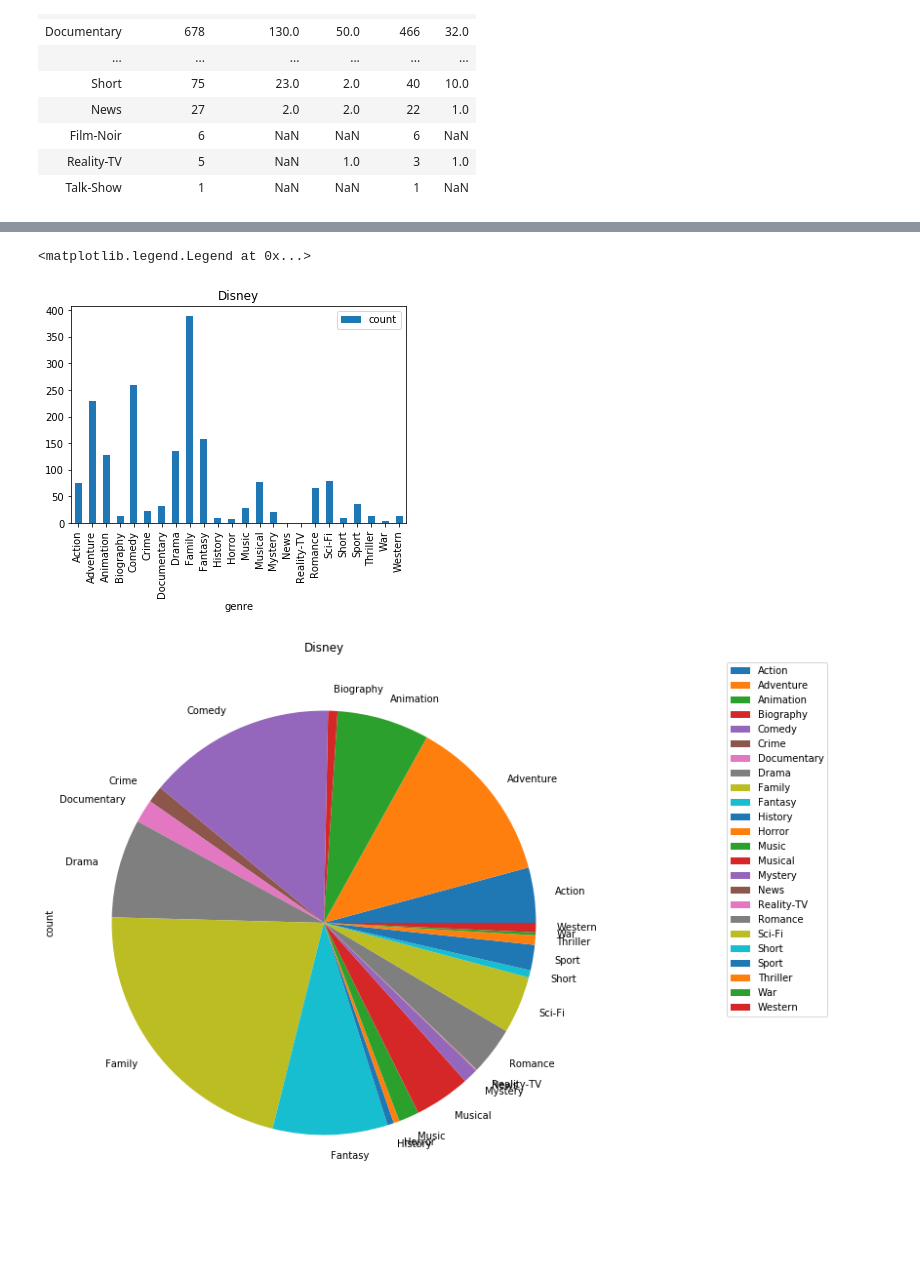
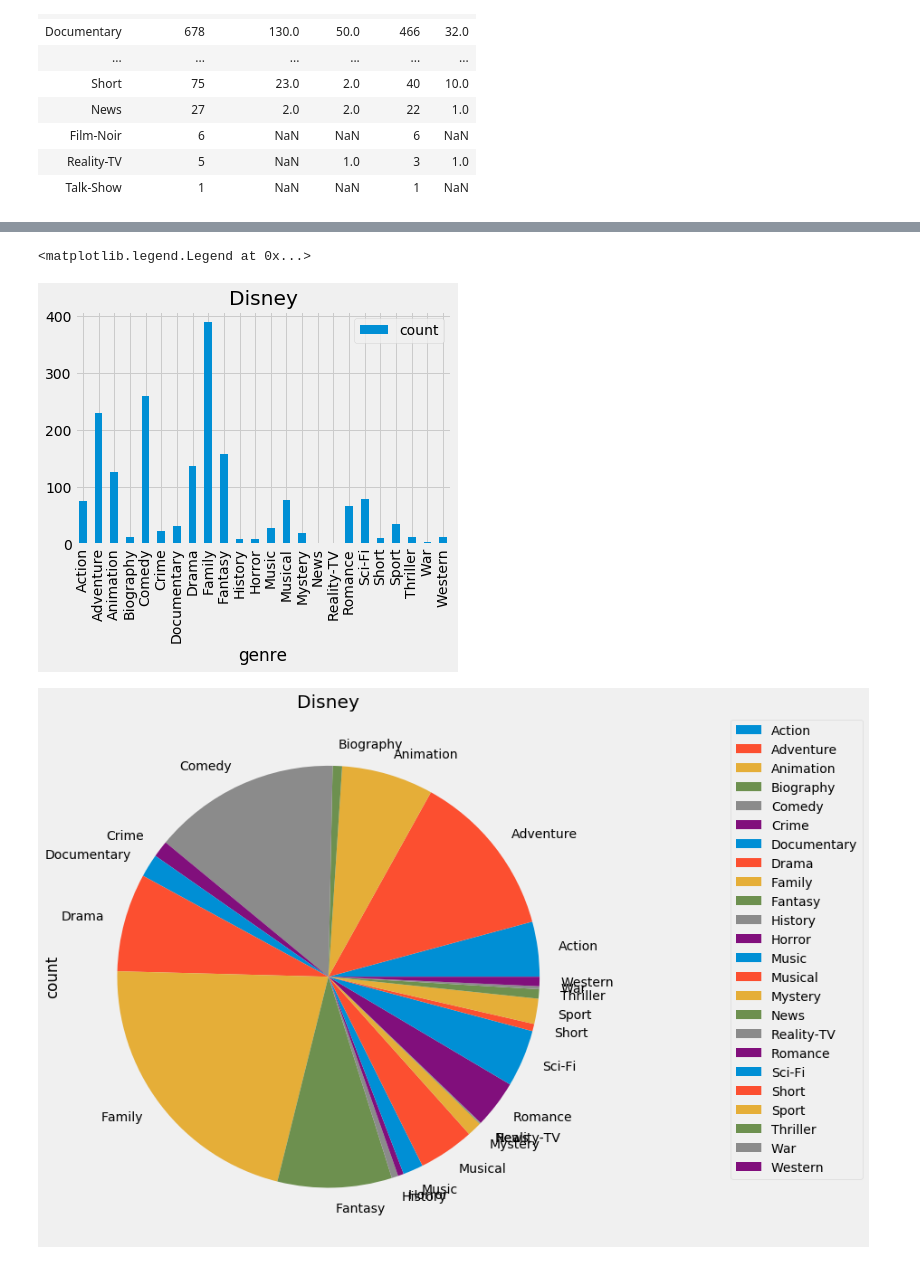
Before and after one commit to RoLDT/project-one-nesfils, a Jupyter notebook: Edwin.ipynb, the cells around one changed output, grey strips where cells are left out. Saved outputs shown, nothing was run; the diff lists cells and outputs as text; code cells hidden in the pictures; blank space fills up the shorter version.

```diff
--- a/Edwin.ipynb
+++ b/Edwin.ipynb
@@ -270,6 +270,7 @@ df_merge4.sort_values(by="count_Total",ascending=False)
 | Talk-Show | 1 | NaN | NaN | 1 | NaN |
 # %%
 TotalPlot = genre_count_Total.plot.bar(rot=90)
+plt.style.use("fivethirtyeight")
 plt.title("Total")
 TotalPlot = genre_count_Total.plot.pie(subplots=True,figsize=(10,10))
 plt.title("Total")
@@ -281,5 +282,6 @@ plt.legend(bbox_to_anchor=(1.25,1),loc="upper left")
 # %%
 netflixPlot = genre_count_Netflix.plot.bar(rot=90)
+plt.style.use("fivethirtyeight")
 plt.title("Netflix")
 netflixPlot = genre_count_Netflix.plot.pie(subplots=True,figsize=(10,10))
 plt.title("Netflix")
@@ -291,5 +293,6 @@ plt.legend(bbox_to_anchor=(1.25,1),loc="upper left")
 # %%
 primePlot = genre_count_Prime.plot.bar(rot=90)
+plt.style.use("fivethirtyeight")
 plt.title("Prime")
 primePlot = genre_count_Prime.plot.pie(subplots=True,figsize=(10,10))
 plt.title("Prime")
@@ -301,5 +304,6 @@ plt.legend(bbox_to_anchor=(1.25,1),loc="upper left")
 # %%
 huluPlot = genre_count_Hulu.plot.bar(rot=90)
+plt.style.use("fivethirtyeight")
 plt.title("Hulu")
 huluPlot = genre_count_Hulu.plot.pie(subplots=True,figsize=(10,10))
 plt.title("Hulu")
@@ -311,10 +315,11 @@ plt.legend(bbox_to_anchor=(1.25,1),loc="upper left")
 # %%
 disneyPlot = genre_count_Disney.plot.bar(rot=90)
+plt.style.use("fivethirtyeight")
 plt.title("Disney")
 disneyPlot = genre_count_Disney.plot.pie(subplots=True,figsize=(10,10))
 plt.title("Disney")
 plt.legend(bbox_to_anchor=(1.25,1),loc="upper left")
 # %% [output]
 <matplotlib.legend.Legend at 0x...>
-[figure, old version]
+[figure, new version]
-[figure, old version]
+[figure, new version]
```
Also changed, not shown: parts of 4 cells of this notebook.
